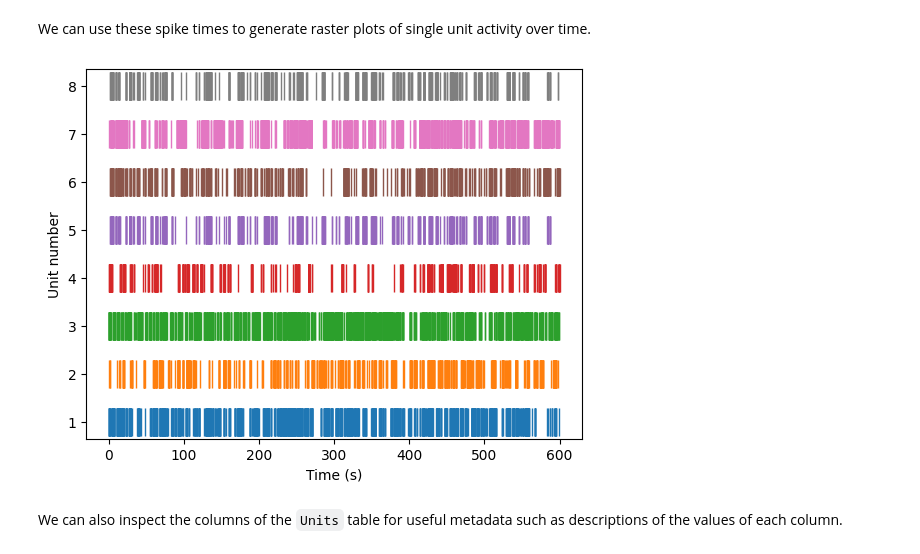
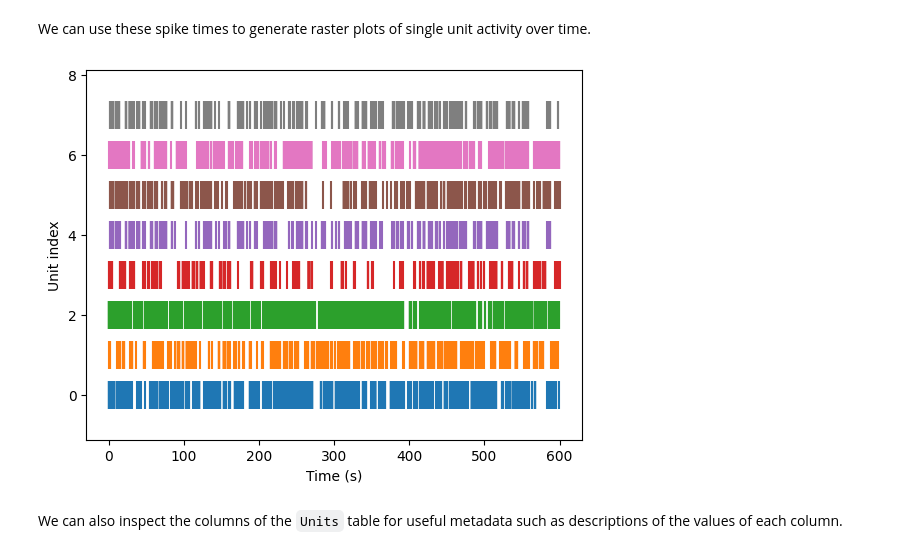
Before and after one commit to NeurodataWithoutBorders/nwb_hackathons, a Jupyter notebook: Cosyne_2025/nwb-cosyne2025.ipynb, the cells around one changed output. Cells and saved outputs as stored; diff of their text form; code cells hidden in the pictures.

Commit message:
Use eventplot, remove unnecessary subplot

```diff
--- a/Cosyne_2025/nwb-cosyne2025.ipynb
+++ b/Cosyne_2025/nwb-cosyne2025.ipynb
@@ -206,12 +206,12 @@ array([  0.79039583,   0.794     ,   0.81116667, ..., 595.28703125,
 # %% [markdown]
 We can use these spike times to generate raster plots of single unit activity over time.
 # %%
-fig, ax = plt.subplots()
-for i, st in enumerate(units_df['spike_times']):
-    ax.plot(st, np.ones_like(st) + i, '|', markersize=20)
-    ax.set(xlabel='Time (s)', ylabel='Unit number')
+colors = [f'C{i}' for i in range(8)]
+plt.eventplot(units_df['spike_times'], colors=colors, linelengths=0.7)
+plt.xlabel('Time (s)')
+plt.ylabel('Unit index');
 # %% [output]
-[figure, old version]
+[figure, new version]
 # %% [markdown]
 We can also inspect the columns of the `Units` table for useful metadata such as descriptions of the values of each column.
 # %%
```
Also changed, not shown: parts of 1 cell of this notebook.
